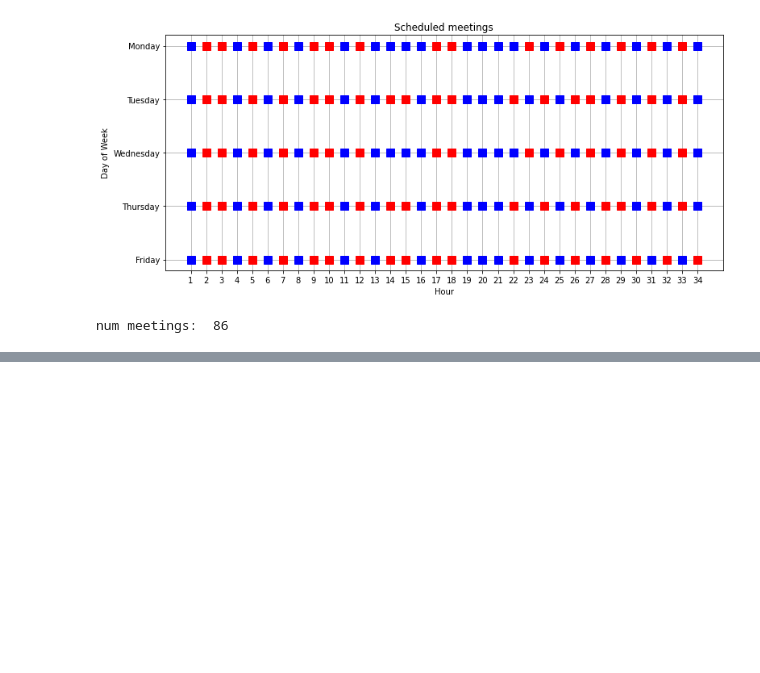
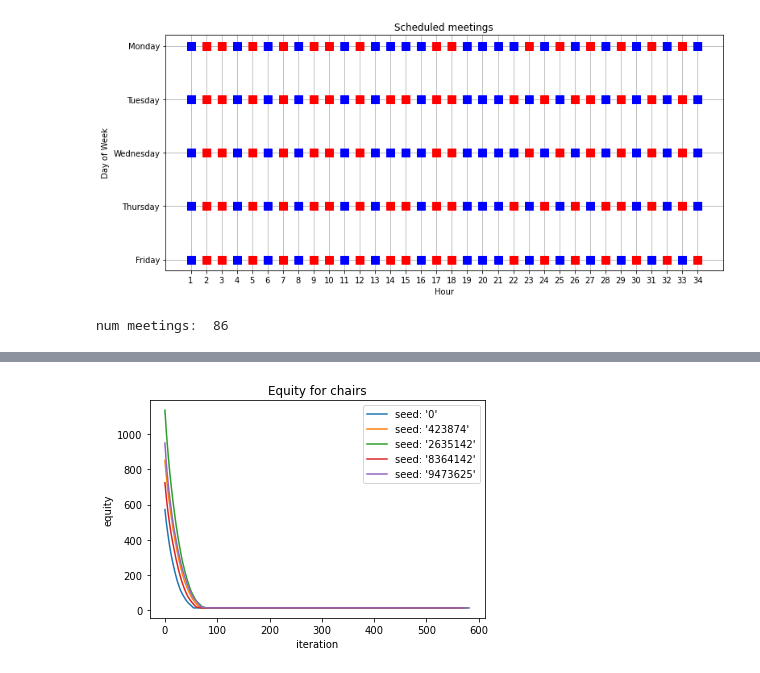
Before and after one commit to kevin51jiang/msci-435-project, a Jupyter notebook: solution_analysis.ipynb, the cells around one changed output, grey strips where cells are left out. Saved outputs shown, nothing was run; the diff lists cells and outputs as text; code cells hidden in the pictures; blank space fills up the shorter version.

```diff
--- a/solution_analysis.ipynb
+++ b/solution_analysis.ipynb
@@ -64,0 +174,17 @@ num meetings:  86
+# %%
+def equity_chart(equity_df,seeds,participant):
+
+    plt.title(f'Equity for {participant}')
+    plt.xlabel('iteration')
+    plt.ylabel('equity')
+    for seed in seeds:
+        #print(equity_df[equity_df['seed']==seed]['iteration'].to_numpy())
+        plt.plot(equity_df[equity_df['seed']==seed]['iteration'].to_numpy(), equity_df[equity_df['seed']==seed]['equity'].to_numpy(), label=f'seed: \'{seed}\'')
+    plt.legend()
+    plt.show()
+# %%
+tabu_equity_chairs = pd.read_csv('data/tabusearch/equityHistoryChair.csv')
+tabu_equity_chairs = tabu_equity_chairs.where(tabu_equity_chairs['seed']!='seed').dropna()
+tabu_equity_chairs['iteration'] = tabu_equity_chairs['iteration'].apply(ast.literal_eval)
+tabu_equity_chairs['equity'] = tabu_equity_chairs['equity'].apply(ast.literal_eval)
+tabu_equity_chairs
@@ -64,0 +205,4 @@ num meetings:  86
+# %%
+equity_chart(tabu_equity_chairs,seeds,'chairs')
+# %% [output]
+[figure, added]
```
Also changed, not shown: parts of 10 cells of this notebook, 2 other files.
